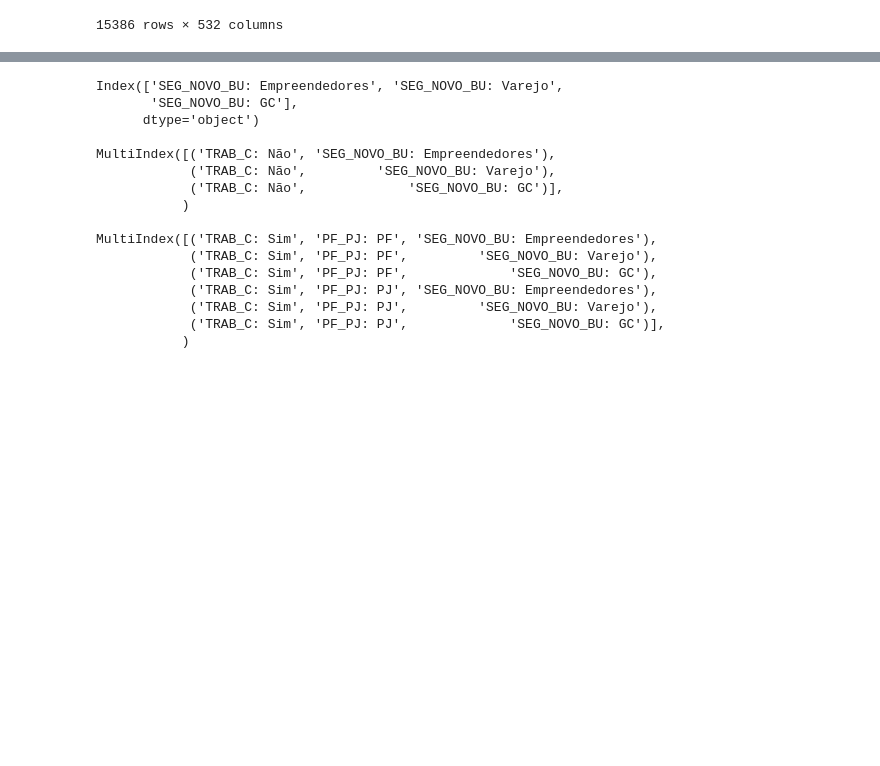
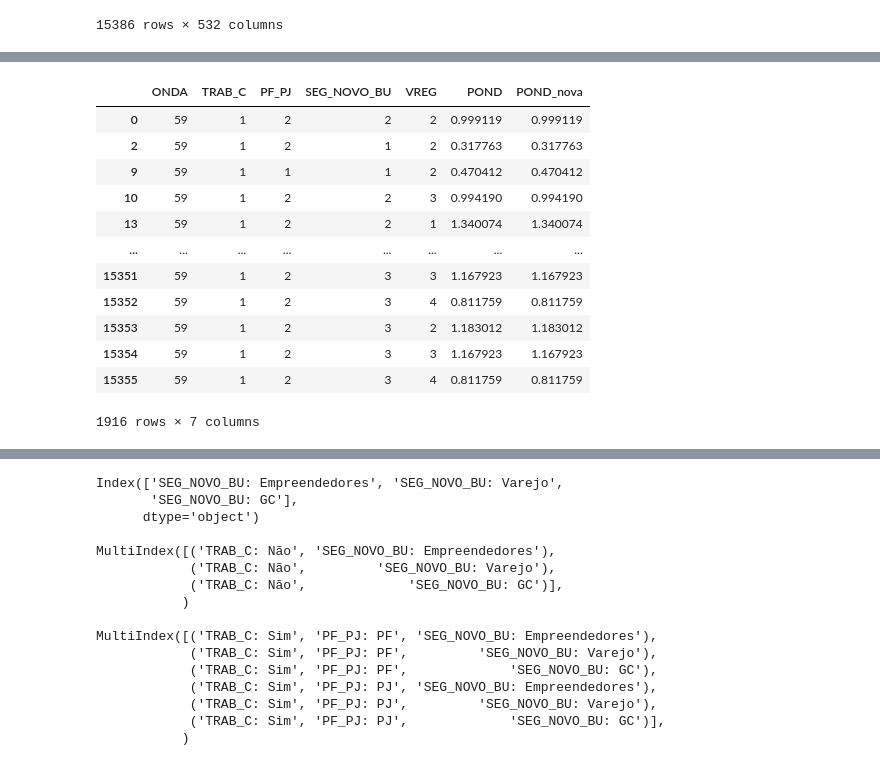
Before and after one commit to RaynerSantos/Processamento-Estatistico, a Jupyter notebook: App/Pond.ipynb, the cells around one changed output, grey strips where cells are left out. Drawn from its saved outputs; the diff is of its cells as text; code cells hidden in the pictures; blank space fills up the shorter version.

```diff
--- a/App/Pond.ipynb
+++ b/App/Pond.ipynb
@@ -1441,3 +1499,30 @@ else:
 | 15384 | 3004084 | 102609 | 59 | 1 | NaN | 1.497418 | 3 | 2 | 3.0 | 5 | ... |
 | 15385 | 3004085 | 102632 | 59 | 1 | NaN | 0.263658 | 3 | 2 | 80.0 | 1 | ... |
 15386 rows × 532 columns
+# %%
+path = r"C:\Users\rayner.santos\Downloads\Consistencia e Processamento\Cielo\Base de dados atualizada - 2026-03-13 17_03_44.xlsx"
+data = pd.read_excel(path, sheet_name='BD_CODIGOS')
+
+lista_labels = pd.read_excel(path, sheet_name='LISTA_LABELS')
+lista_labels = lista_labels.iloc[1:, :].copy()
+lista_labels.columns = ['Coluna', 'Codigo', 'Label']
+lista_labels["Coluna"] = lista_labels["Coluna"].ffill().str.strip()
+
+path = r"C:\Users\rayner.santos\Downloads\Consistencia e Processamento\Cielo\POND_FINAL_Satisfacao_NOV25_v02.xlsx"
+df_universo = pd.read_excel(path, sheet_name="FONTE_D5",
+                            header=[0, 1, 2, 3], #  [0, 1, 2] <- pega TRAB_C, PÚBLICO e SEGMENTO
+                            index_col=0 # <- REGIÃO (VREG) vira índice (Dimensão 4)
+                            )
+df_coletado = pd.read_excel(path, sheet_name="COLETADO_D5",
+                            header=[0, 1, 2, 3], # [0, 1, 2] <- pega SEXO, PÚBLICO e SEGMENTO
+                            index_col=0 # <- REGIÃO (VREG) vira índice (Dimensão 4)
+                            )
+
+Criar_ponderacao = Criar_Pond(df_universo=df_universo, df_coletado=df_coletado, bd_codigo=data, lista_labels=lista_labels)
+Criar_ponderacao.n_niveis_colunas()
+result = Criar_ponderacao.verificar_cols_multiindex()
+if isinstance(result, str):
+    print(result)
+else:
+    df, lista_de_colunas_indice = Criar_ponderacao.criar_pond()
+    display(df)
@@ -1444,3 +1543,19 @@ else:
+# %%
+df[["ONDA", "TRAB_C", "PF_PJ", "SEG_NOVO_BU", "VREG", "POND", "POND_nova"]].loc[(df["ONDA"]==59) & (df["TRAB_C"]==1)]
+# %% [output]
+|  | ONDA | TRAB_C | PF_PJ | SEG_NOVO_BU | VREG | POND | POND_nova |
+| 0 | 59 | 1 | 2 | 2 | 2 | 0.999119 | 0.999119 |
+| 2 | 59 | 1 | 2 | 1 | 2 | 0.317763 | 0.317763 |
+| 9 | 59 | 1 | 1 | 1 | 2 | 0.470412 | 0.470412 |
+| 10 | 59 | 1 | 2 | 2 | 3 | 0.994190 | 0.994190 |
+| 13 | 59 | 1 | 2 | 2 | 1 | 1.340074 | 1.340074 |
+| ... | ... | ... | ... | ... | ... | ... | ... |
+| 15351 | 59 | 1 | 2 | 3 | 3 | 1.167923 | 1.167923 |
+| 15352 | 59 | 1 | 2 | 3 | 4 | 0.811759 | 0.811759 |
+| 15353 | 59 | 1 | 2 | 3 | 2 | 1.183012 | 1.183012 |
+| 15354 | 59 | 1 | 2 | 3 | 3 | 1.167923 | 1.167923 |
+| 15355 | 59 | 1 | 2 | 3 | 4 | 0.811759 | 0.811759 |
+1916 rows × 7 columns
 # %%
 path = r"C:\Users\rayner.santos\Downloads\Consistencia e Processamento\Cielo\POND_FINAL_Satisfacao_NOV25_v02.xlsx"
 df_universo_d4 = pd.read_excel(path, sheet_name="FONTE",
```
Also changed, not shown: parts of 2 cells of this notebook, 3 other files.
